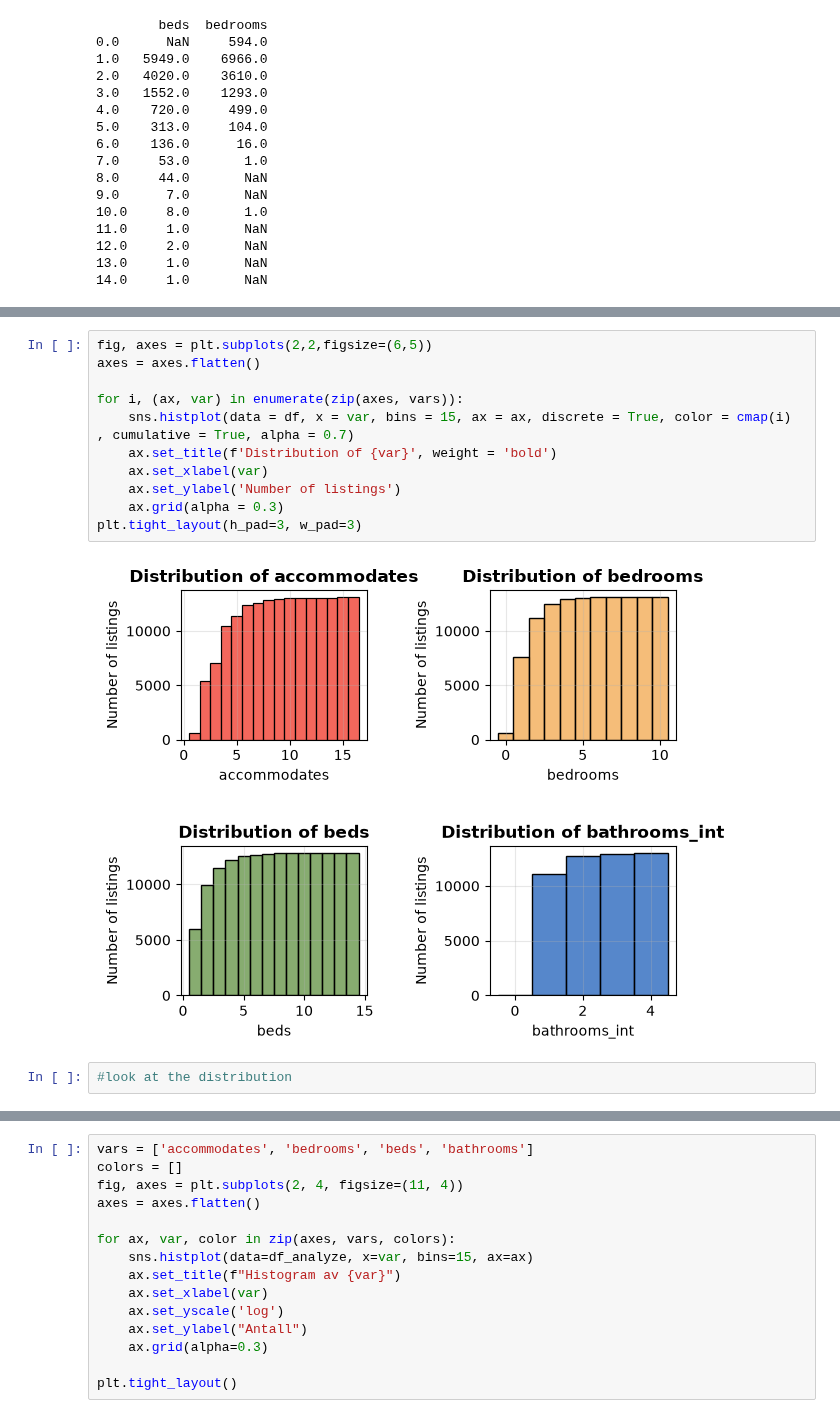
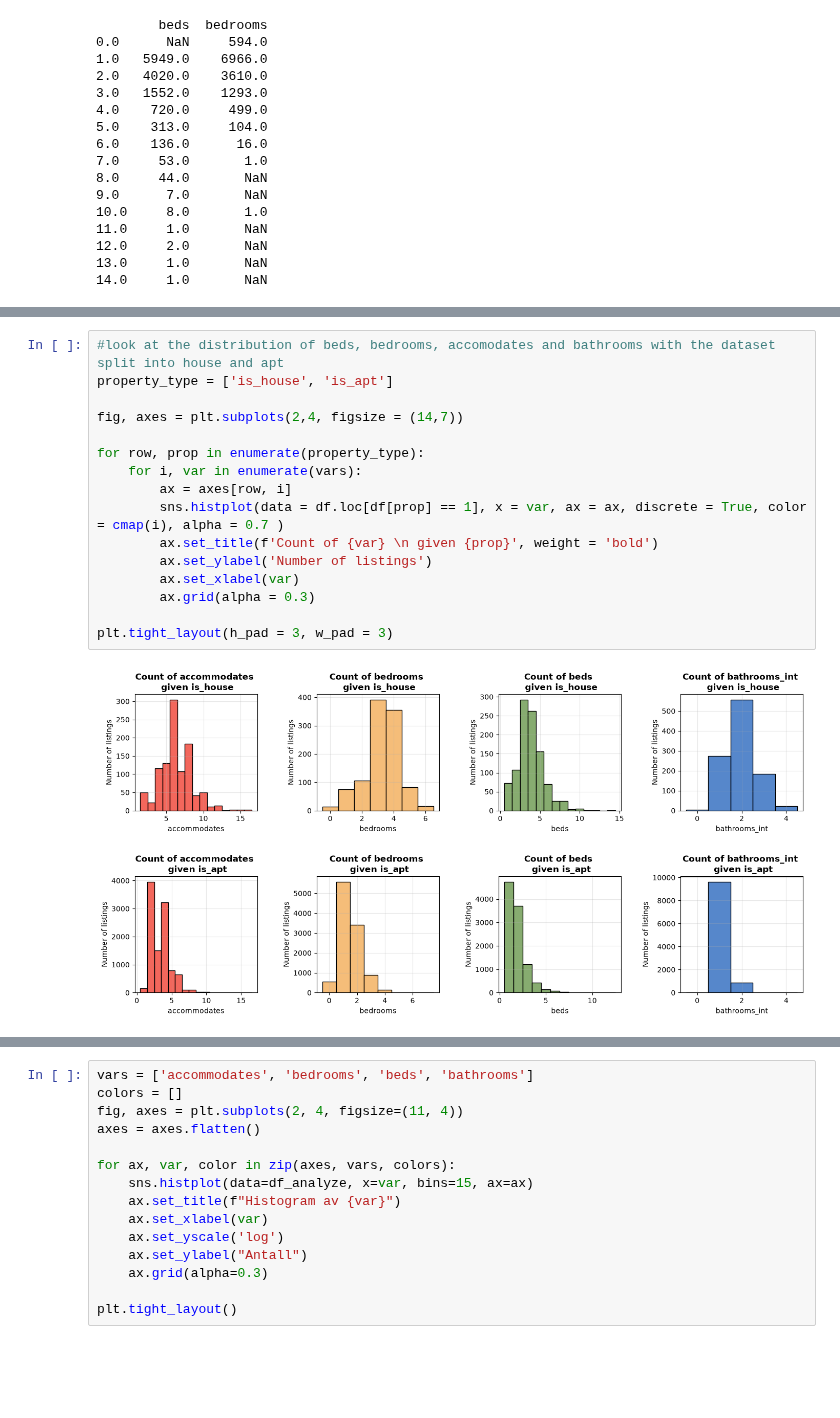
Before and after one commit to malenalisken/Airbnb_project, a Jupyter notebook: notebooks/listings.ipynb, the cells around one changed output, grey strips where cells are left out. Cells and saved outputs as stored; diff of their text form; blank space fills up the shorter version.

```diff
--- a/notebooks/listings.ipynb
+++ b/notebooks/listings.ipynb
@@ -447,15 +447,18 @@ plt.tight_layout(h_pad=3, w_pad=3)
-# %%
-fig, axes = plt.subplots(2,2,figsize=(6,5))
-axes = axes.flatten()
-
-for i, (ax, var) in enumerate(zip(axes, vars)):
-    sns.histplot(data = df, x = var, bins = 15, ax = ax, discrete = True, color = cmap(i) , cumulative = True, alpha = 0.7)
-    ax.set_title(f'Distribution of {var}', weight = 'bold')
-    ax.set_xlabel(var)
-    ax.set_ylabel('Number of listings')
-    ax.grid(alpha = 0.3)
-plt.tight_layout(h_pad=3, w_pad=3)
-# %% [output]
-[figure, removed]
 # %%
-#look at the distribution
+#look at the distribution of beds, bedrooms, accomodates and bathrooms with the dataset split into house and apt
+property_type = ['is_house', 'is_apt']
+
+fig, axes = plt.subplots(2,4, figsize = (14,7))
+
+for row, prop in enumerate(property_type):
+    for i, var in enumerate(vars):
+        ax = axes[row, i]
+        sns.histplot(data = df.loc[df[prop] == 1], x = var, ax = ax, discrete = True, color = cmap(i), alpha = 0.7 )
+        ax.set_title(f'Count of {var} \n given {prop}', weight = 'bold')
+        ax.set_ylabel('Number of listings')
+        ax.set_xlabel(var)
+        ax.grid(alpha = 0.3)
+
+plt.tight_layout(h_pad = 3, w_pad = 3)
+# %% [output]
+[figure, added]
```
Also changed, not shown: parts of 5 cells of this notebook.
